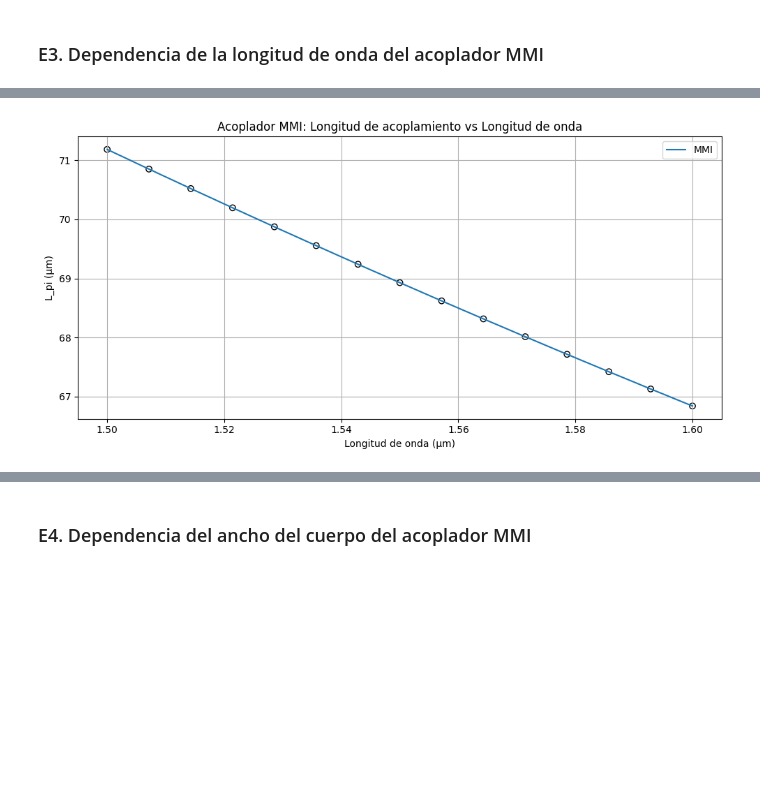
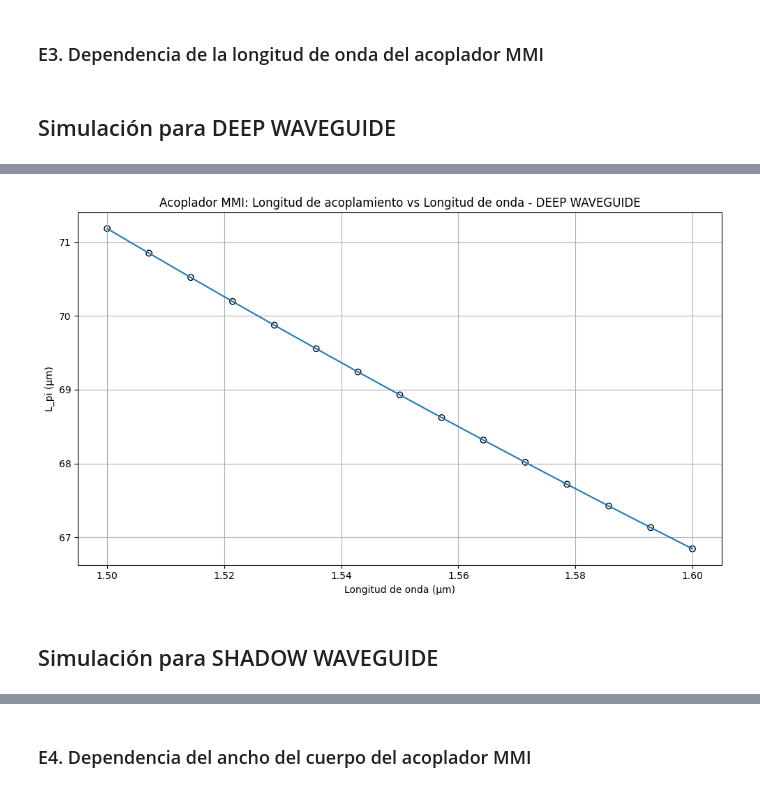
Before and after one commit to jfgimloz/cifoin-lab2, a Jupyter notebook: COUPLERS_Student.ipynb, the cells around one changed output, grey strips where cells are left out. Cells and saved outputs as stored; diff of their text form; code cells hidden in the pictures; blank space fills up the shorter version.

```diff
--- a/COUPLERS_Student.ipynb
+++ b/COUPLERS_Student.ipynb
@@ -811,5 +1037,7 @@ plt.show()
 # %% [markdown]
 ### E3. Dependencia de la longitud de onda del acoplador MMI
+# %% [markdown]
+## Simulación para DEEP WAVEGUIDE
 # %%
 # E3: Dependencia de la longitud de onda del acoplador MMI
 
@@ -837,16 +1065,13 @@ d_n_eff = mmi_body_waveguide.n_eff[:, 0].real - mmi_body_waveguide.n_eff[:, 1].r
 
 L_pi = 0.5 * lambda_c / d_n_eff
 
-plt.figure(figsize=(10, 5))
+plt.figure(figsize=(10, 6))
 plt.scatter(lambda_c, L_pi, edgecolors='k', facecolors='none')
 plt.plot(lambda_c, L_pi, label='MMI')
 plt.xlabel("Longitud de onda (µm)")
 plt.ylabel("L_pi (µm)")
-plt.title("Acoplador MMI: Longitud de acoplamiento vs Longitud de onda")
+plt.title("Acoplador MMI: Longitud de acoplamiento vs Longitud de onda - DEEP WAVEGUIDE")
 plt.grid()
-plt.legend()
 plt.tight_layout()
 plt.show()
-
-#HE SOLUCIONADO EL ERROR
 # %% [output]
@@ -854 +1079,3 @@ plt.show()
-[figure, old version]
+[figure, new version]
+# %% [markdown]
+## Simulación para SHADOW WAVEGUIDE
```
Also changed, not shown: parts of 27 cells of this notebook.
